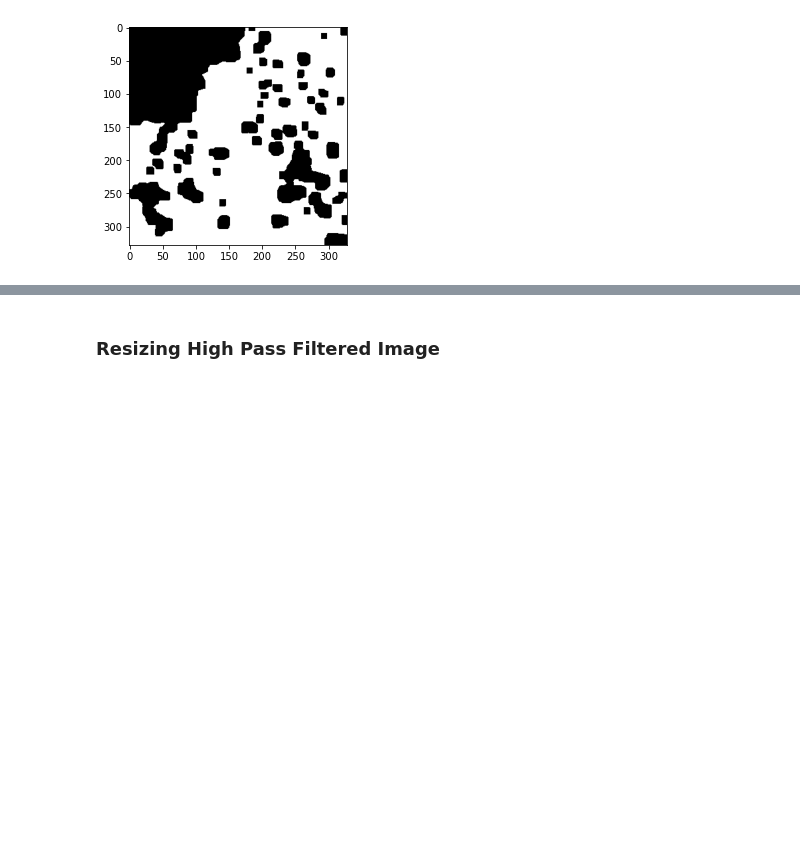
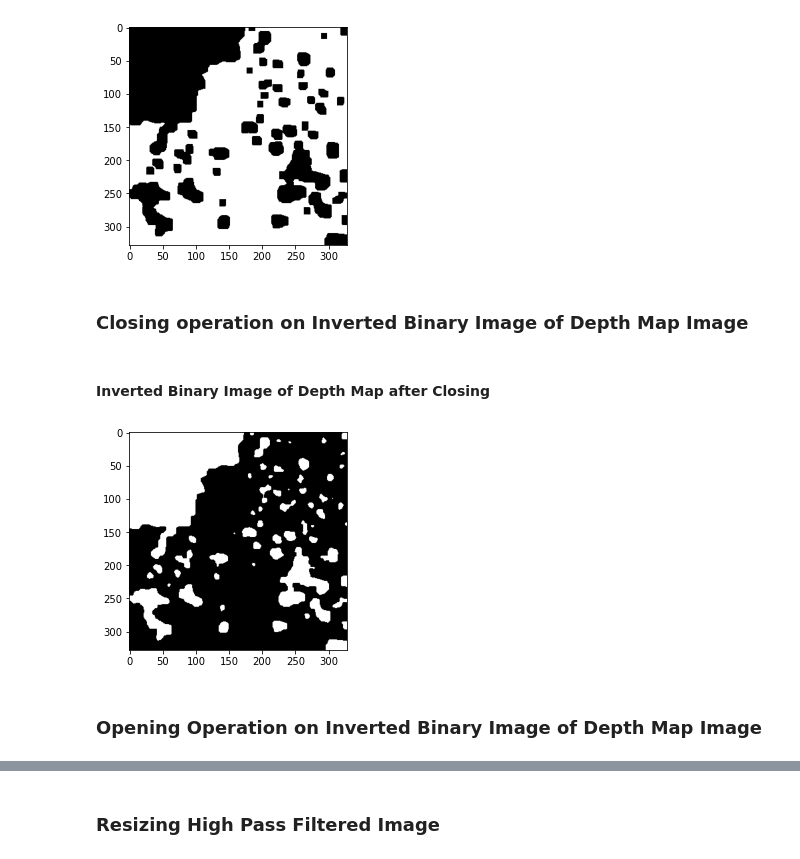
Before and after one commit to Baneeishaque/Raindrop-Removal-With-Light-Field-Image-Using-Image-Inpainting, a Jupyter notebook: main.ipynb, the cells around one changed output, grey strips where cells are left out. Saved outputs shown, nothing was run; the diff lists cells and outputs as text; code cells hidden in the pictures; blank space fills up the shorter version.

```diff
--- a/main.ipynb
+++ b/main.ipynb
@@ -119,3 +132,19 @@ plt.imshow(cv.cvtColor(binaryDepthMapImageWithClosingOpeningAndErosion, cv.COLOR
 plt.show()
 # %% [output]
 [figure]
+# %% [markdown]
+### Closing operation on Inverted Binary Image of Depth Map Image
+# %%
+kernel = np.ones((5, 5), np.uint8)
+invertedBinaryDepthMapImageWithClosing = cv.morphologyEx(invertedBinaryDepthMapImage, cv.MORPH_CLOSE, kernel)
+
+# cv.imshow("Binary Image of Depth Map after Closing", binaryDepthMapImageWithClosing)
+# %% [markdown]
+#### Inverted Binary Image of Depth Map after Closing
+# %%
+plt.imshow(cv.cvtColor(invertedBinaryDepthMapImageWithClosing, cv.COLOR_BGR2RGB))
+plt.show()
+# %% [output]
+[figure, added]
+# %% [markdown]
+### Opening Operation on Inverted Binary Image of Depth Map Image
```
Also changed, not shown: parts of 44 cells of this notebook, 5 other files.
